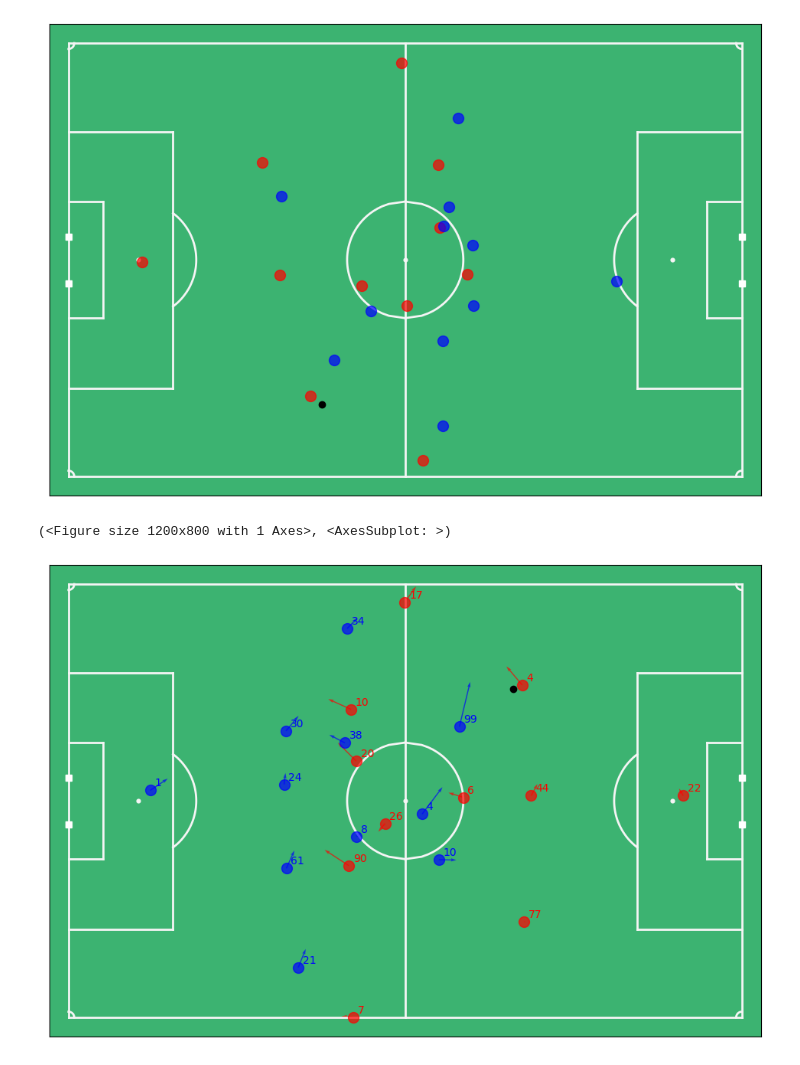
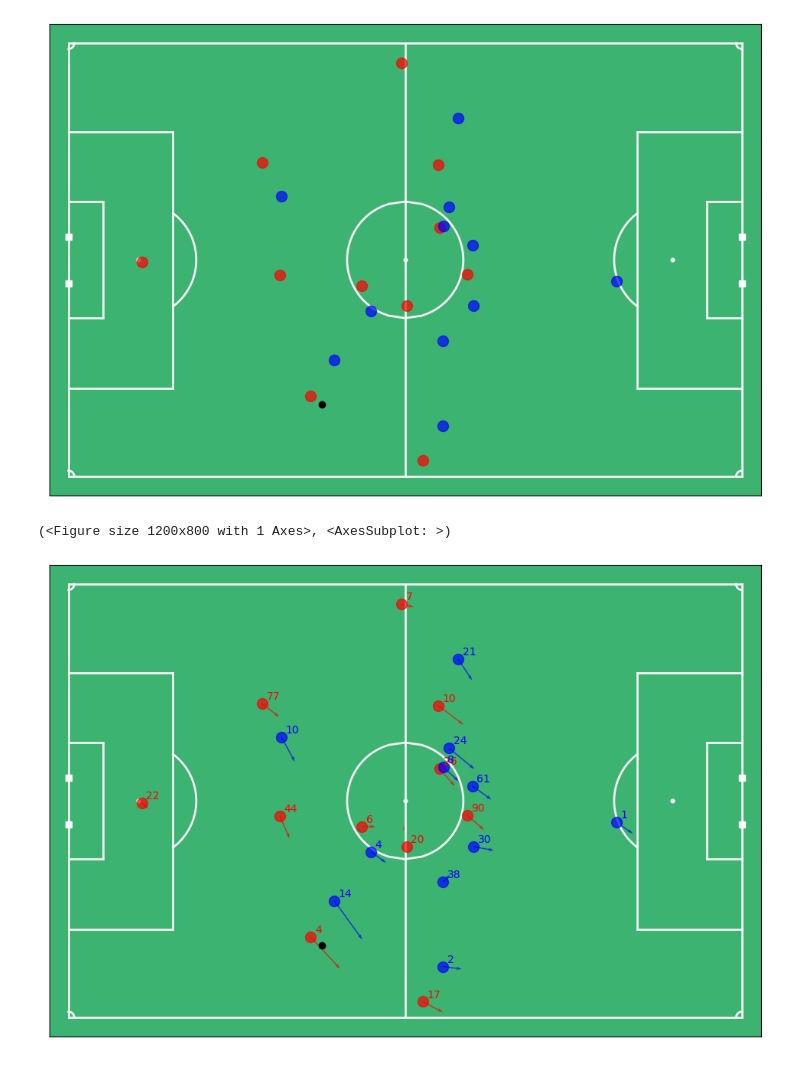
Before and after one commit to jonasvvr/Soccer-EPV-Framework, a Jupyter notebook: src/main.ipynb, the cells around one changed output. Cells and saved outputs as stored; diff of their text form; code cells hidden in the pictures.

Commit message:
add calculation of spatial features

```diff
--- a/src/main.ipynb
+++ b/src/main.ipynb
@@ -44,9 +44,9 @@ viz.plot_frame(tracking_single.iloc[100000])
 (<Figure size 1200x800 with 1 Axes>, <AxesSubplot: >)
 [figure]
 # %%
-tracking_single = vel.calc_player_velocities(tracking_single)
+tracking_single = spf.calc_spatial_features(tracking_single)
 # %%
-viz.plot_frame(tracking_single.iloc[100], annotate=True, include_player_velocities=True)
+viz.plot_frame(tracking_single.iloc[100000], annotate=True, include_player_velocities=True)
 # %% [output]
 (<Figure size 1200x800 with 1 Axes>, <AxesSubplot: >)
-[figure, old version]
+[figure, new version]
```
Also changed, not shown: parts of 1 cell of this notebook, 4 other files.
